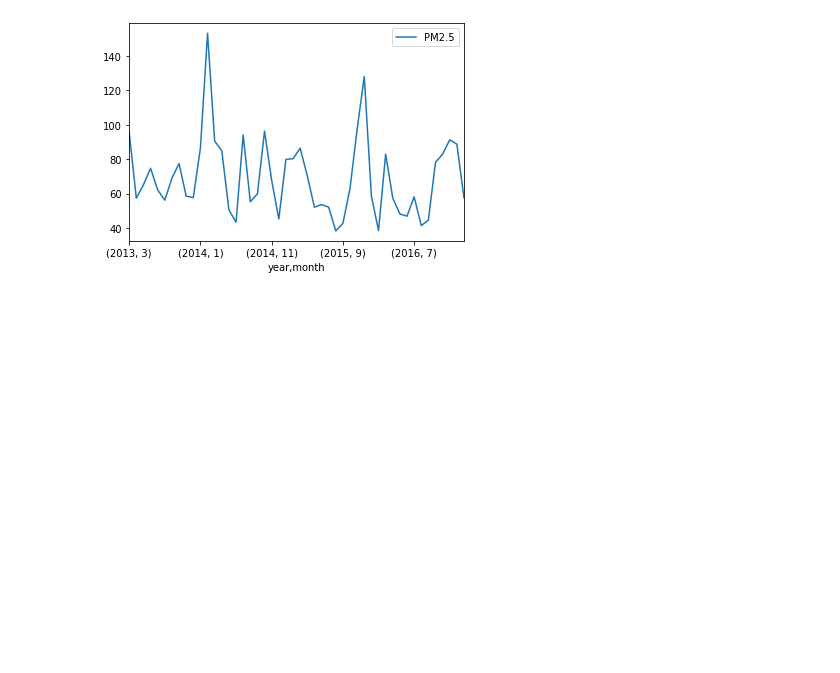
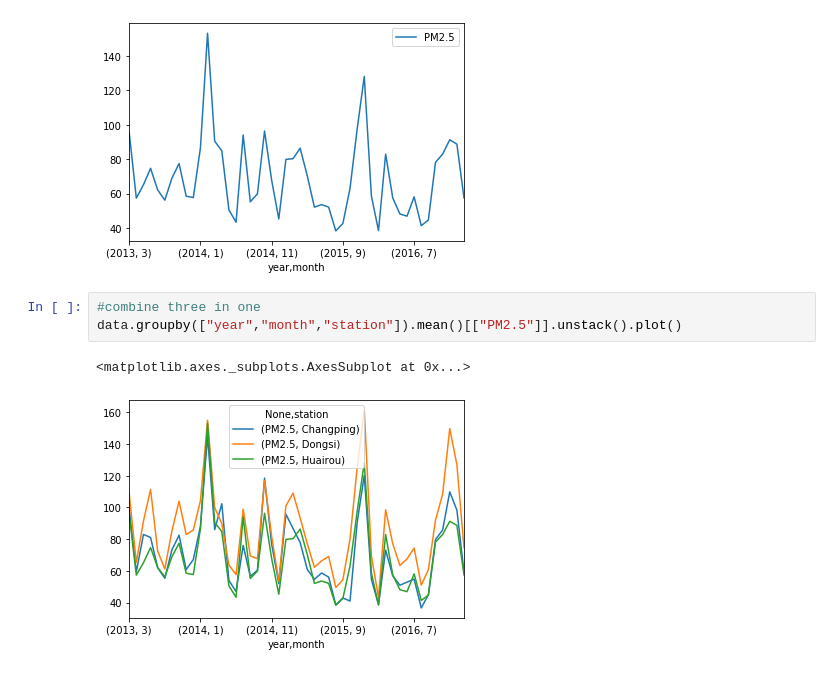
Before and after one commit to roccohsia/stats131group10, a Jupyter notebook: final project.ipynb, the cells around one changed output. Drawn from its saved outputs; the diff is of its cells as text; blank space fills up the shorter version.

Commit message:
updates some monthly PM2.5  plots

```diff
--- a/final project.ipynb
+++ b/final project.ipynb
@@ -309,4 +309,10 @@ monthlymean.loc['Huairou'].plot()
 # %% [output]
 <matplotlib.axes._subplots.AxesSubplot at 0x...>
 [figure]
+# %%
+#combine three in one
+data.groupby(["year","month","station"]).mean()[["PM2.5"]].unstack().plot()
+# %% [output]
+<matplotlib.axes._subplots.AxesSubplot at 0x...>
+[figure, added]
 # %%
```
Also changed, not shown: parts of 1 cell of this notebook.
